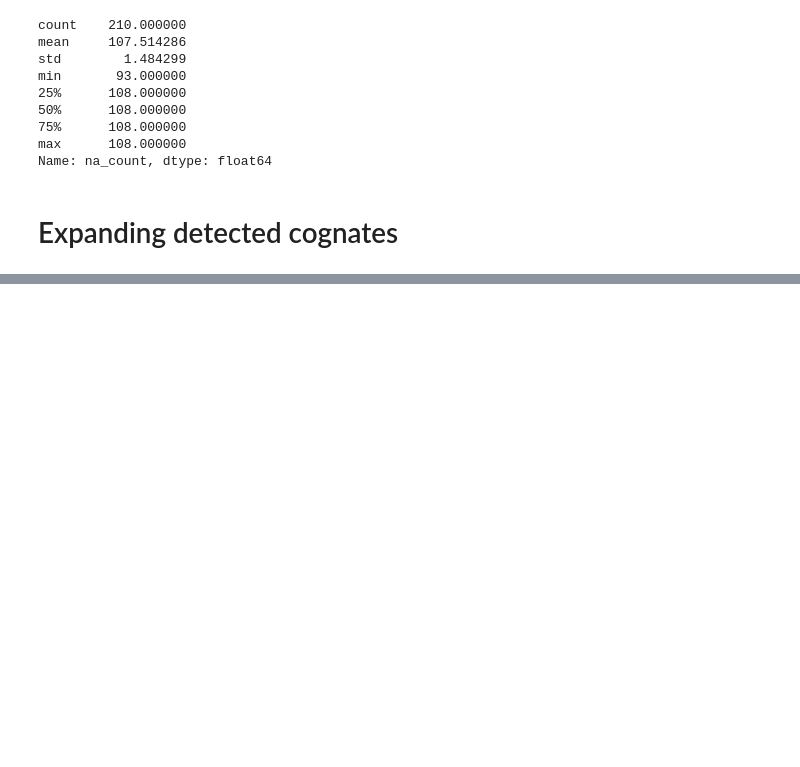
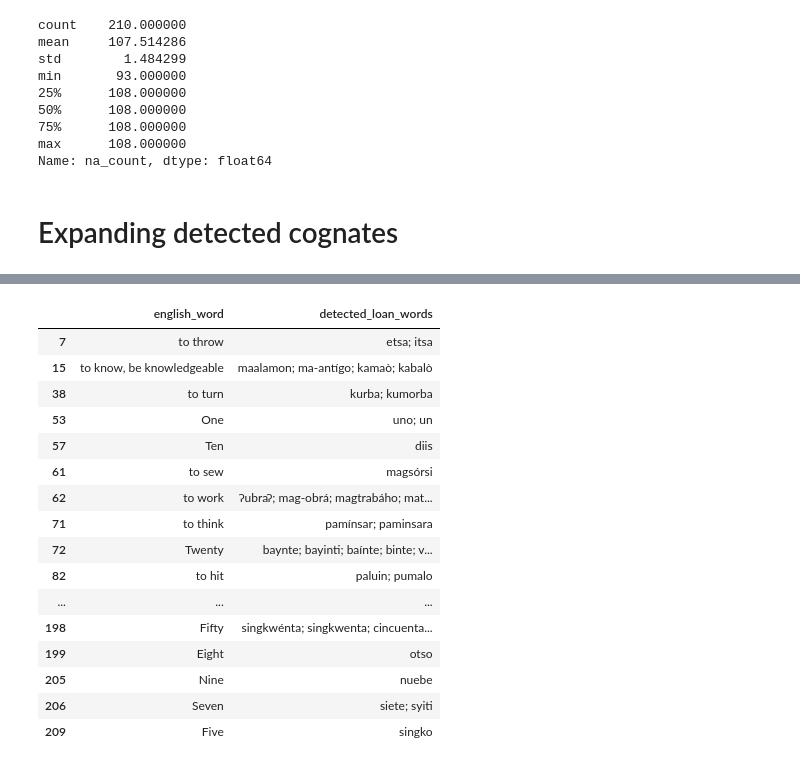
Before and after one commit to mrtnzram/InvestigatingEvolutionaryDriftInThePhilippines, a Jupyter notebook: python/cognate/scrape_abvd_wordlists.ipynb, the cells around one changed output, grey strips where cells are left out. Saved outputs shown, nothing was run; the diff lists cells and outputs as text; code cells hidden in the pictures; blank space fills up the shorter version.

```diff
--- a/python/cognate/scrape_abvd_wordlists.ipynb
+++ b/python/cognate/scrape_abvd_wordlists.ipynb
@@ -720,0 +838,22 @@ Name: na_count, dtype: float64
+# %%
+PH_confirmed_words_senti = PH_confirmed_words[PH_confirmed_words['detected_loan_words'].notna()].copy()
+# %%
+PH_confirmed_words_senti
+# %% [output]
+|  | english_word | detected_loan_words |
+| 7 | to throw | etsa; itsa |
+| 15 | to know, be knowledgeable | maalamon; ma-antígo; kamaò; kabalò |
+| 38 | to turn | kurba; kumorba |
+| 53 | One | uno; un |
+| 57 | Ten | diis |
+| 61 | to sew | magsórsi |
+| 62 | to work | ʔubraʔ; mag-obrá; magtrabáho; mat... |
+| 71 | to think | pamínsar; paminsara |
+| 72 | Twenty | baynte; bayinti; baínte; binte; v... |
+| 82 | to hit | paluin; pumalo |
+| ... | ... | ... |
+| 198 | Fifty | singkwénta; singkwenta; cincuenta... |
+| 199 | Eight | otso |
+| 205 | Nine | nuebe |
+| 206 | Seven | siete; syiti |
+| 209 | Five | singko |
```
Also changed, not shown: parts of 6 cells of this notebook, 1 other file.
